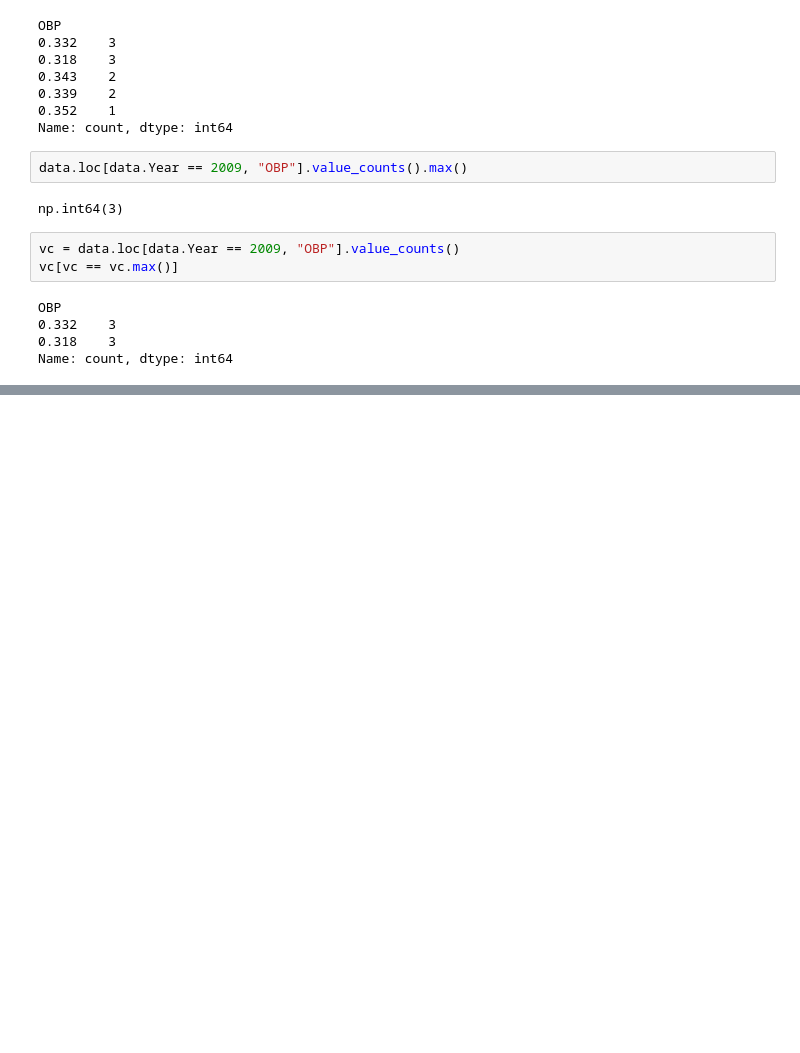
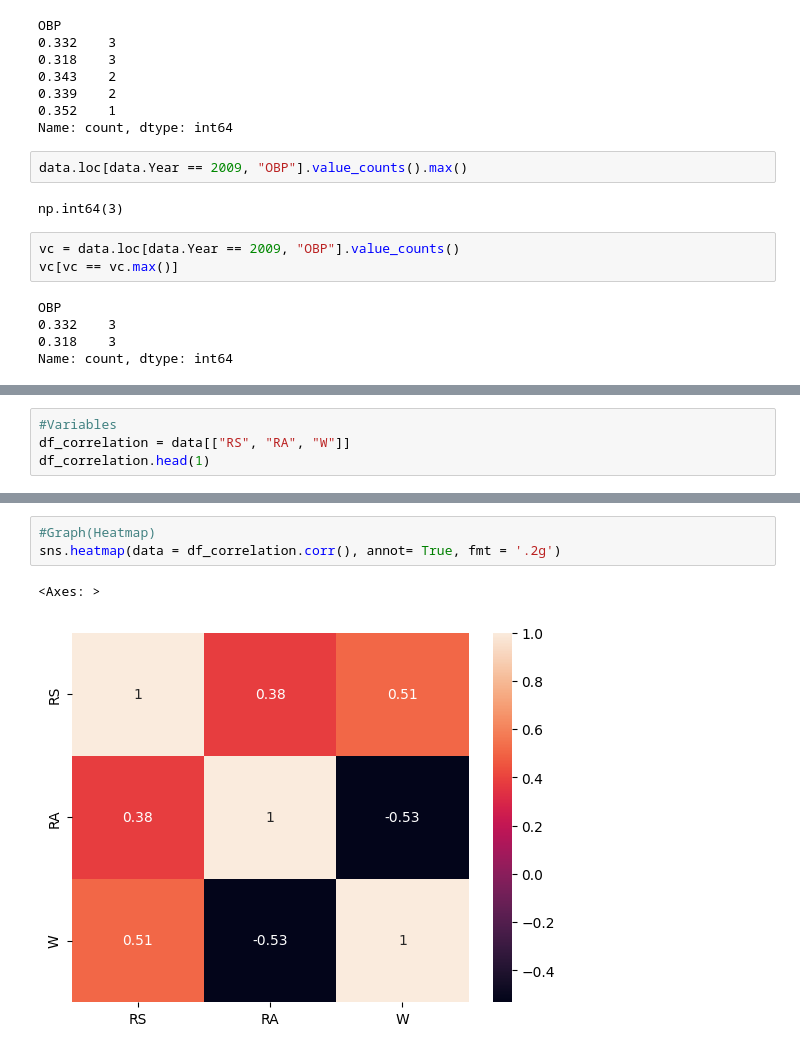
Before and after one commit to FarzanaAkhi/business-analysis-p1, a Jupyter notebook: notebooks/basic_statistics.ipynb, the cells around one changed output, grey strips where cells are left out. Drawn from its saved outputs; the diff is of its cells as text; blank space fills up the shorter version.

```diff
--- a/notebooks/basic_statistics.ipynb
+++ b/notebooks/basic_statistics.ipynb
@@ -270,0 +283,4 @@ Name: count, dtype: int64
+# %%
+#Variables
+df_correlation = data[["RS", "RA", "W"]]
+df_correlation.head(1)
@@ -270,0 +299,6 @@ Name: count, dtype: int64
+# %%
+#Graph(Heatmap)
+sns.heatmap(data = df_correlation.corr(), annot= True, fmt = '.2g')
+# %% [output]
+<Axes: >
+[figure, added]
```
Also changed, not shown: parts of 6 cells of this notebook.
